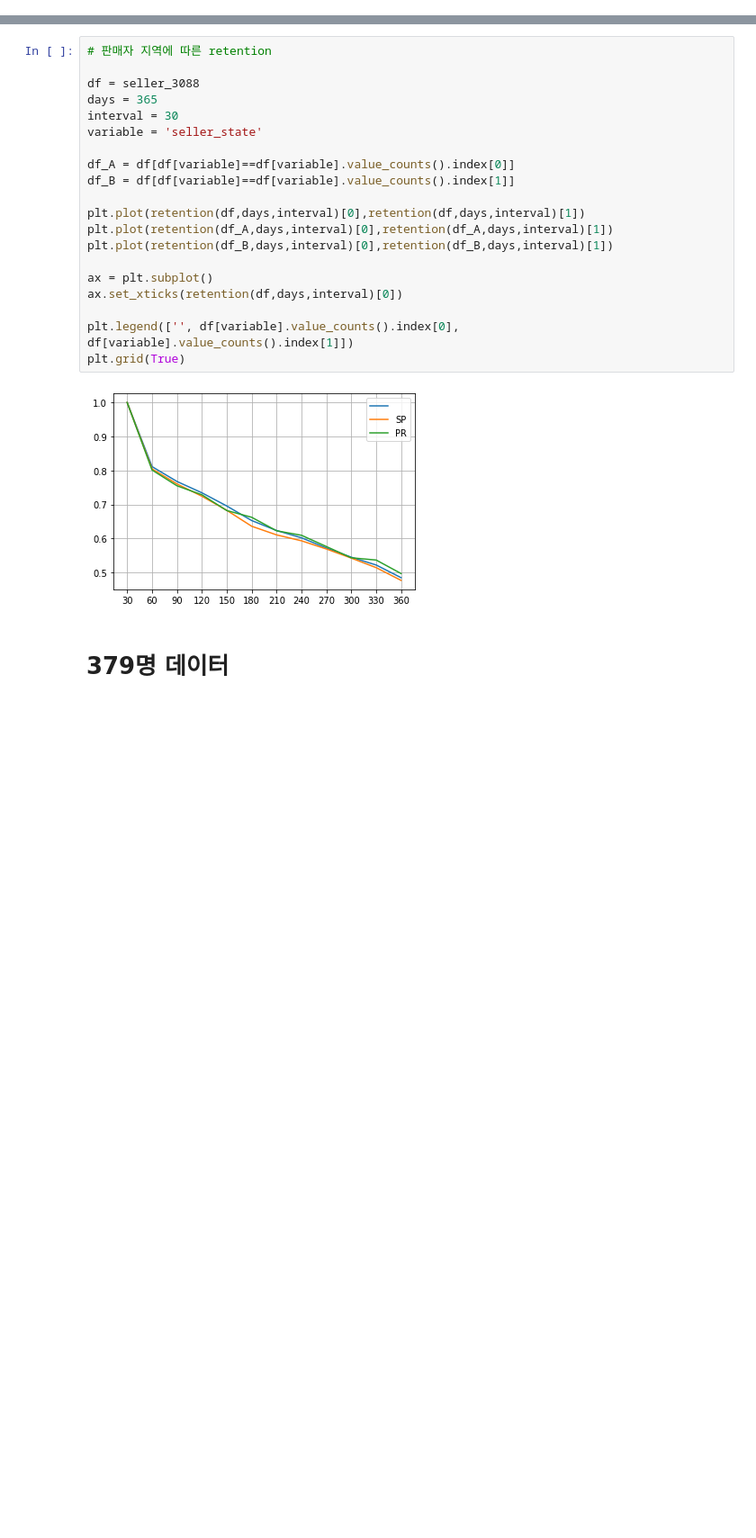
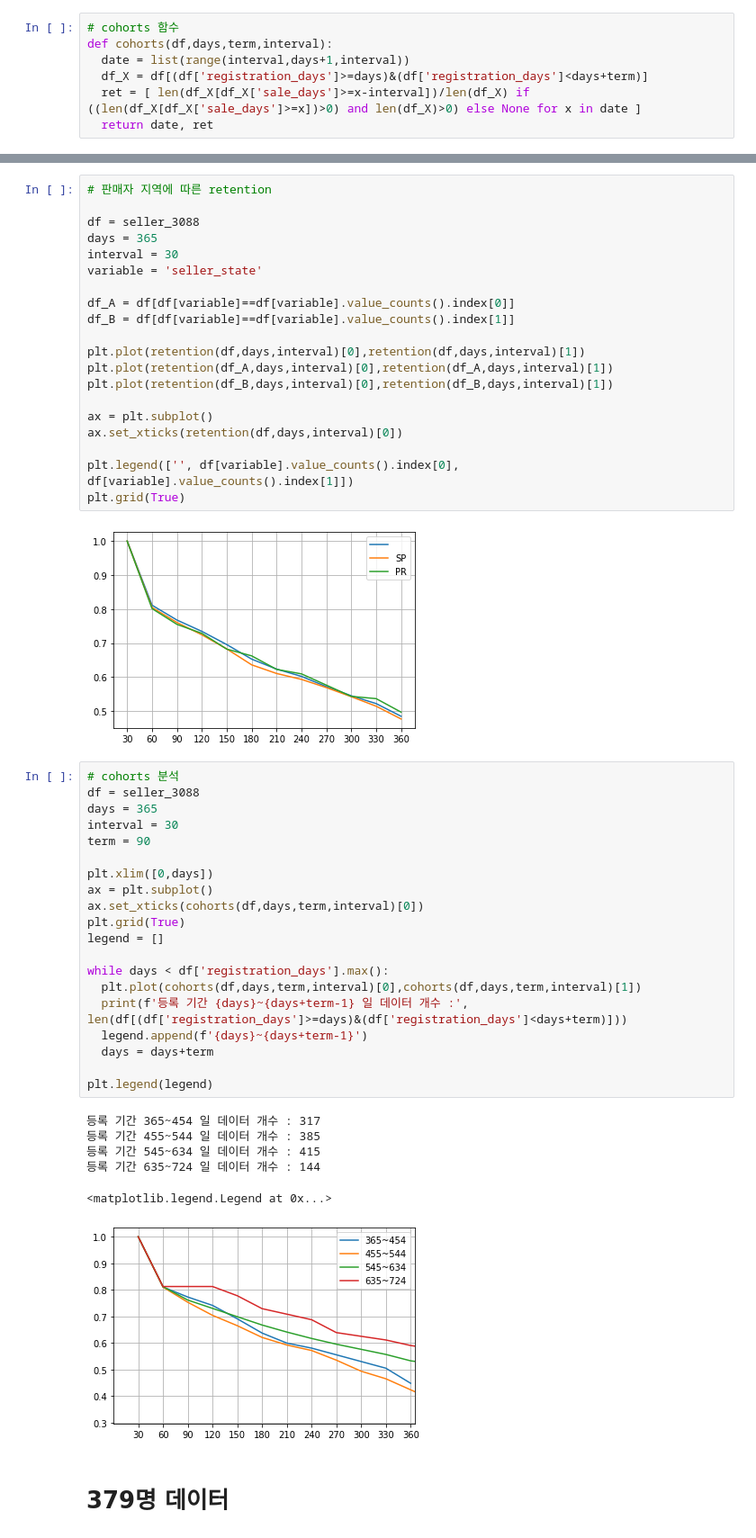
Before and after one commit to cyss93/CP1_team8, a Jupyter notebook: retention_시각화.ipynb, the cells around one changed output, grey strips where cells are left out. Shown at 90% size. Cells and saved outputs as stored; diff of their text form; blank space fills up the shorter version.

Commit message:
cohorts 분석 추가

```diff
--- a/retention_시각화.ipynb
+++ b/retention_시각화.ipynb
@@ -21,6 +22,13 @@ def retention(df,days,interval):
   df_X = df[df['registration_days']>=days]
   ret = [ len(df_X[df_X['sale_days']>=x-interval])/len(df_X) if ((len(df_X[df_X['sale_days']>=x])>0) and len(df_X)>0) else None for x in date ]
   return date, ret
+# %%
+# cohorts 함수
+def cohorts(df,days,term,interval):
+  date = list(range(interval,days+1,interval))
+  df_X = df[(df['registration_days']>=days)&(df['registration_days']<days+term)]
+  ret = [ len(df_X[df_X['sale_days']>=x-interval])/len(df_X) if ((len(df_X[df_X['sale_days']>=x])>0) and len(df_X)>0) else None for x in date ]
+  return date, ret
 # %% [markdown]
 # 3088명 데이터
 # %%
@@ -83,6 +91,33 @@ plt.legend(['', df[variable].value_counts().index[0], df[variable].value_counts(
 plt.grid(True)
 # %% [output]
 [figure]
+# %%
+# cohorts 분석
+df = seller_3088
+days = 365
+interval = 30
+term = 90
+
+plt.xlim([0,days])
+ax = plt.subplot()
+ax.set_xticks(cohorts(df,days,term,interval)[0])
+plt.grid(True)
+legend = []
+
+while days < df['registration_days'].max():
+  plt.plot(cohorts(df,days,term,interval)[0],cohorts(df,days,term,interval)[1])
+  print(f'등록 기간 {days}~{days+term-1} 일 데이터 개수 :', len(df[(df['registration_days']>=days)&(df['registration_days']<days+term)]))
+  legend.append(f'{days}~{days+term-1}')
+  days = days+term
+
+plt.legend(legend)
+# %% [output]
+등록 기간 365~454 일 데이터 개수 : 317
+등록 기간 455~544 일 데이터 개수 : 385
+등록 기간 545~634 일 데이터 개수 : 415
+등록 기간 635~724 일 데이터 개수 : 144
+<matplotlib.legend.Legend at 0x...>
+[figure, added]
 # %% [markdown]
 # 379명 데이터
 # %%
```
Also changed, not shown: parts of 2 cells of this notebook.
